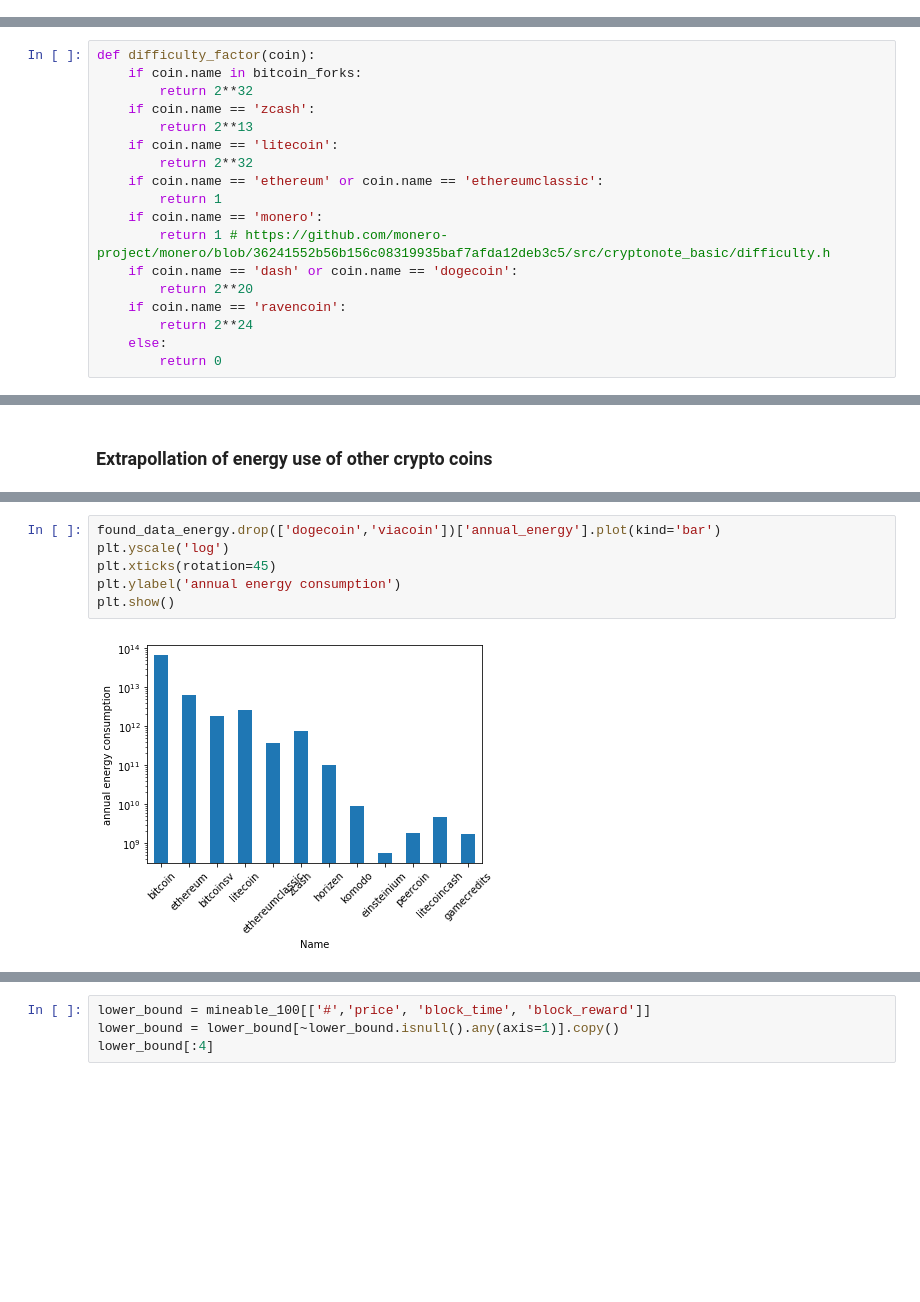
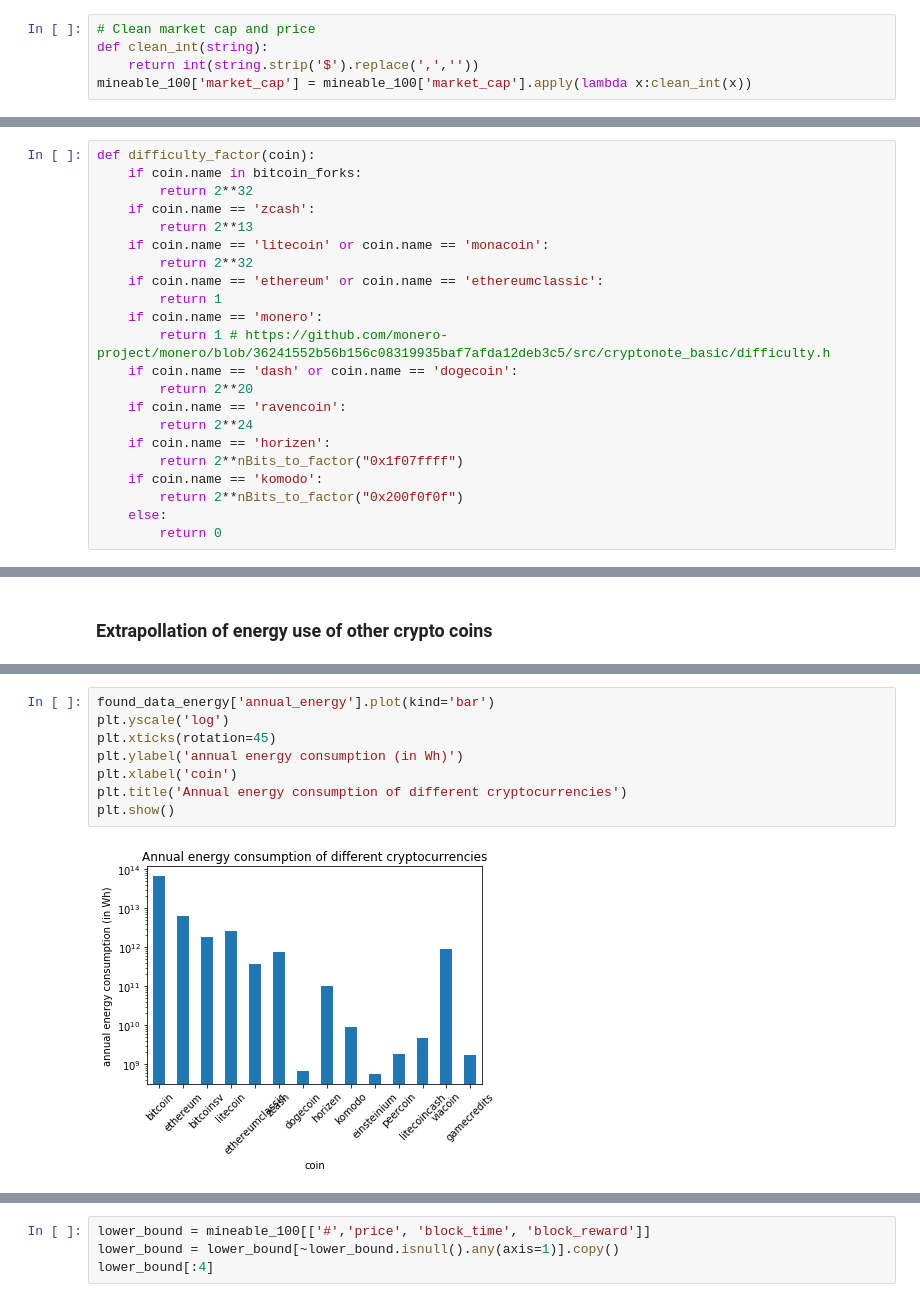
Before and after one commit to Lukasdeloose/sustainable_blockchain, a Jupyter notebook: data_analysis/energy_consumption.ipynb, the cells around one changed output, grey strips where cells are left out. Saved outputs shown, nothing was run; the diff lists cells and outputs as text; blank space fills up the shorter version.

```diff
--- a/data_analysis/energy_consumption.ipynb
+++ b/data_analysis/energy_consumption.ipynb
@@ -28,0 +27,5 @@ mineable_100[:10]
+# %%
+# Clean market cap and price
+def clean_int(string):
+    return int(string.strip('$').replace(',',''))
+mineable_100['market_cap'] = mineable_100['market_cap'].apply(lambda x:clean_int(x))
@@ -107,7 +112,7 @@ def difficulty_factor(coin):
         return 2**32
     if coin.name == 'zcash':
         return 2**13
-    if coin.name == 'litecoin':
+    if coin.name == 'litecoin' or coin.name == 'monacoin':
         return 2**32
     if coin.name == 'ethereum' or coin.name == 'ethereumclassic':
         return 1
@@ -117,6 +122,10 @@ def difficulty_factor(coin):
         return 2**20
     if coin.name == 'ravencoin':
         return 2**24
+    if coin.name == 'horizen':
+        return 2**nBits_to_factor("0x1f07ffff")
+    if coin.name == 'komodo':
+        return 2**nBits_to_factor("0x200f0f0f")
     else:
         return 0
 # %%
@@ -250,8 +249,10 @@ plt.show()
 # %%
-found_data_energy.drop(['dogecoin','viacoin'])['annual_energy'].plot(kind='bar')
+found_data_energy['annual_energy'].plot(kind='bar')
 plt.yscale('log')
 plt.xticks(rotation=45)
-plt.ylabel('annual energy consumption')
+plt.ylabel('annual energy consumption (in Wh)')
+plt.xlabel('coin')
+plt.title('Annual energy consumption of different cryptocurrencies')
 plt.show()
 # %% [output]
-[figure, old version]
+[figure, new version]
```
Also changed, not shown: parts of 23 cells of this notebook, 5 other files.
